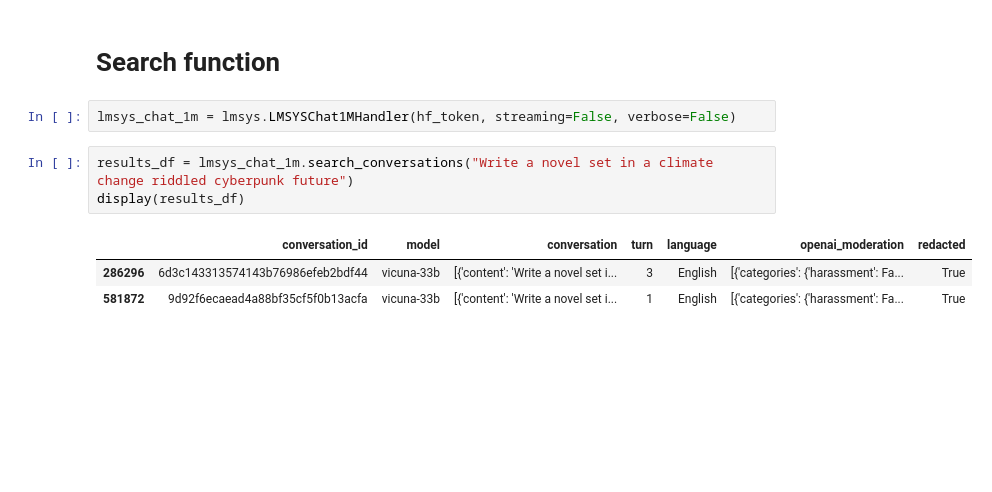
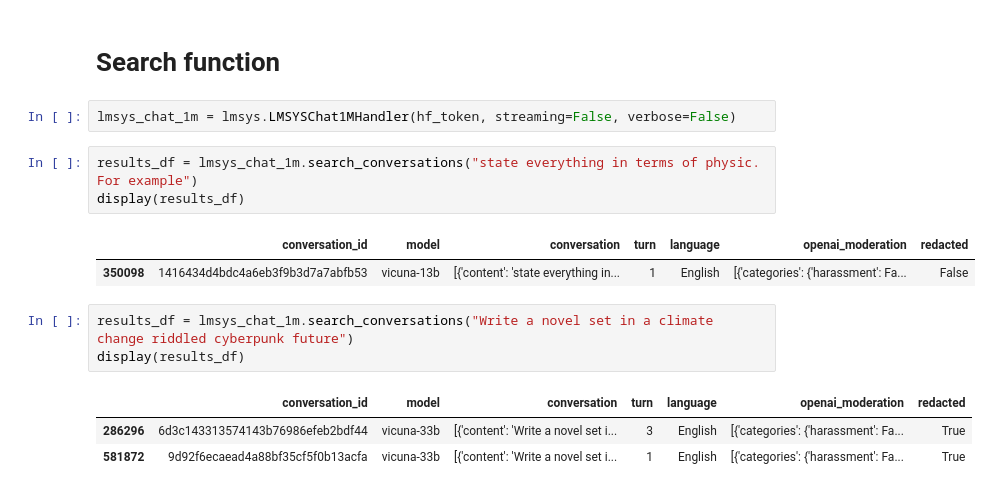
Before and after one commit to reddgr/chatbot-response-scoring-scbn-rqtl, a Jupyter notebook: lmsys-chatbot-arena-hall-of-fame.ipynb, the cells around one changed output. Cells and saved outputs as stored; diff of their text form; blank space fills up the shorter version.

```diff
--- a/lmsys-chatbot-arena-hall-of-fame.ipynb
+++ b/lmsys-chatbot-arena-hall-of-fame.ipynb
@@ -29,6 +29,12 @@ Using HuggingFace write token: hf_u*****************************Xipx
 # Search function
 # %%
 lmsys_chat_1m = lmsys.LMSYSChat1MHandler(hf_token, streaming=False, verbose=False)
+# %%
+results_df = lmsys_chat_1m.search_conversations("state everything in terms of physic. For example")
+display(results_df)
+# %% [output]
+|  | conversation_id | model | conversation | turn | language | openai_moderation | redacted |
+| 350098 | 1416434d4bdc4a6eb3f9b3d7a7abfb53 | vicuna-13b | [{'content': 'state everything in... | 1 | English | [{'categories': {'harassment': Fa... | False |
 # %%
 results_df = lmsys_chat_1m.search_conversations("Write a novel set in a climate change riddled cyberpunk future")
 display(results_df)
```
Also changed, not shown: parts of 1 cell of this notebook.
